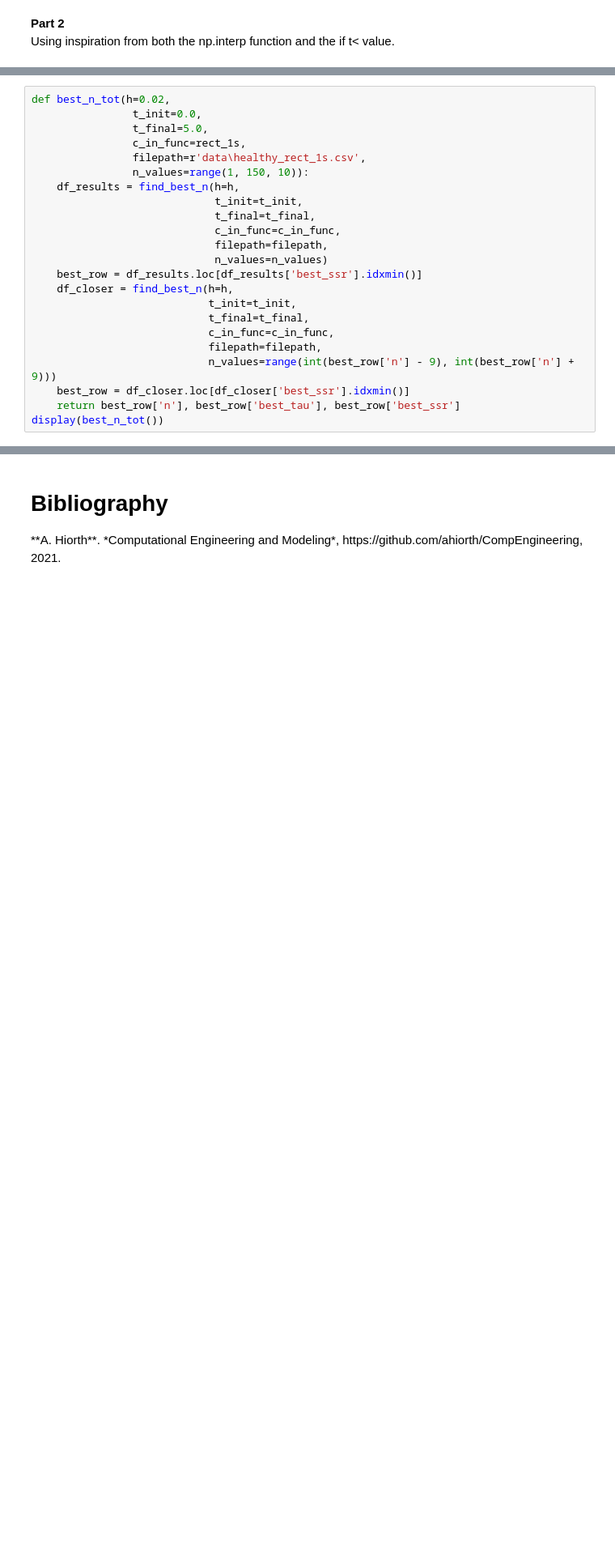
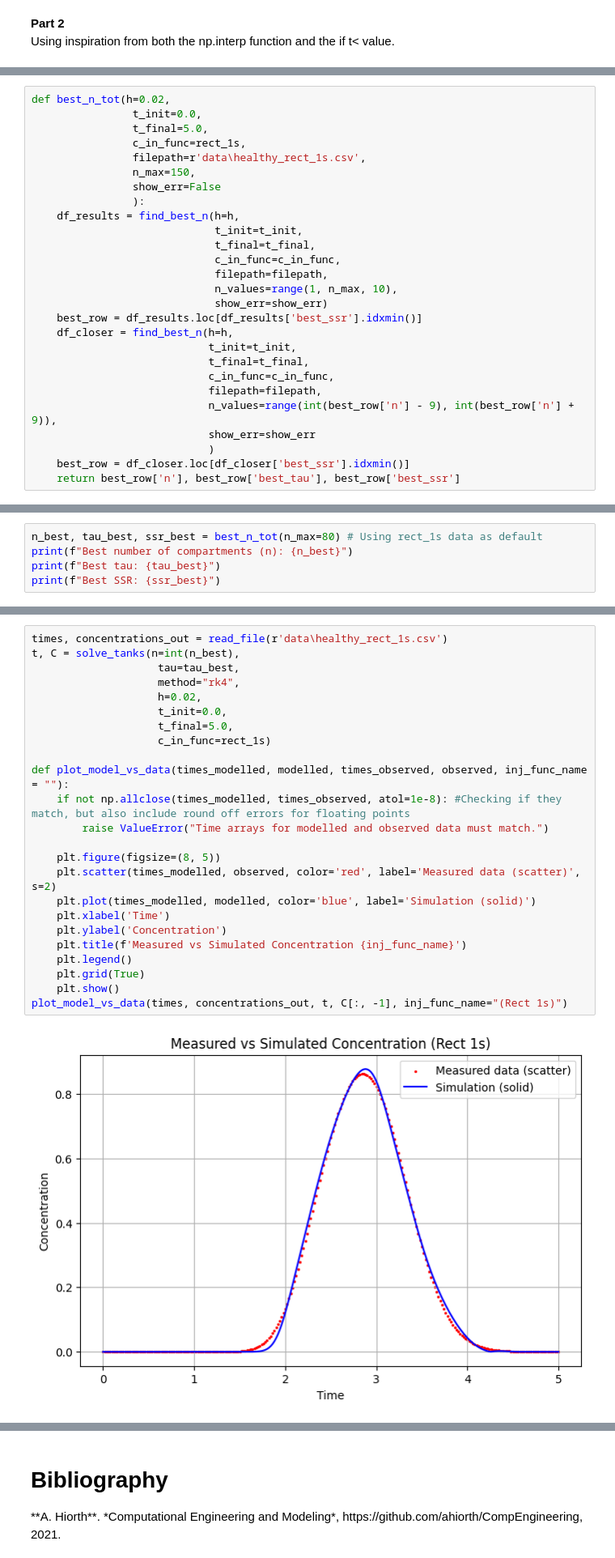
Before and after one commit to MalleBallen/Torgrim-og-Malvin-Gruppeprosjekt, a Jupyter notebook: project3/Project 3.ipynb, the cells around one changed output, grey strips where cells are left out. Shown at 81% size. Cells and saved outputs as stored; diff of their text form; blank space fills up the shorter version.

```diff
--- a/project3/Project 3.ipynb
+++ b/project3/Project 3.ipynb
@@ -539,20 +670,24 @@ def best_n_tot(h=0.02,
                 t_final=5.0,
                 c_in_func=rect_1s,
                 filepath=r'data\healthy_rect_1s.csv',
-                n_values=range(1, 150, 10)):
+                n_max=150,
+                show_err=False
+                ):
     df_results = find_best_n(h=h,
                              t_init=t_init,
                              t_final=t_final,
                              c_in_func=c_in_func,
                              filepath=filepath,
-                             n_values=n_values)
+                             n_values=range(1, n_max, 10),
+                             show_err=show_err)
     best_row = df_results.loc[df_results['best_ssr'].idxmin()]
     df_closer = find_best_n(h=h,
                             t_init=t_init,
                             t_final=t_final,
                             c_in_func=c_in_func,
                             filepath=filepath,
-                            n_values=range(int(best_row['n'] - 9), int(best_row['n'] + 9)))
+                            n_values=range(int(best_row['n'] - 9), int(best_row['n'] + 9)),
+                            show_err=show_err
+                            )
     best_row = df_closer.loc[df_closer['best_ssr'].idxmin()]
     return best_row['n'], best_row['best_tau'], best_row['best_ssr']
-display(best_n_tot())
@@ -562,0 +694,5 @@ display(best_n_tot())
+# %%
+n_best, tau_best, ssr_best = best_n_tot(n_max=80) # Using rect_1s data as default
+print(f"Best number of compartments (n): {n_best}")
+print(f"Best tau: {tau_best}")
+print(f"Best SSR: {ssr_best}")
@@ -562,0 +705,26 @@ display(best_n_tot())
+# %%
+times, concentrations_out = read_file(r'data\healthy_rect_1s.csv')
+t, C = solve_tanks(n=int(n_best),
+                    tau=tau_best,
+                    method="rk4",
+                    h=0.02,
+                    t_init=0.0,
+                    t_final=5.0,
+                    c_in_func=rect_1s)
+
+def plot_model_vs_data(times_modelled, modelled, times_observed, observed, inj_func_name = ""):
+    if not np.allclose(times_modelled, times_observed, atol=1e-8): #Checking if they match, but also include round off errors for floating points
+        raise ValueError("Time arrays for modelled and observed data must match.")
+
+    plt.figure(figsize=(8, 5))
+    plt.scatter(times_modelled, observed, color='red', label='Measured data (scatter)', s=2)
+    plt.plot(times_modelled, modelled, color='blue', label='Simulation (solid)')
+    plt.xlabel('Time')
+    plt.ylabel('Concentration')
+    plt.title(f'Measured vs Simulated Concentration {inj_func_name}')
+    plt.legend()
+    plt.grid(True)
+    plt.show()
+plot_model_vs_data(times, concentrations_out, t, C[:, -1], inj_func_name="(Rect 1s)")
+# %% [output]
+[figure, added]
```
Also changed, not shown: parts of 34 cells of this notebook.
